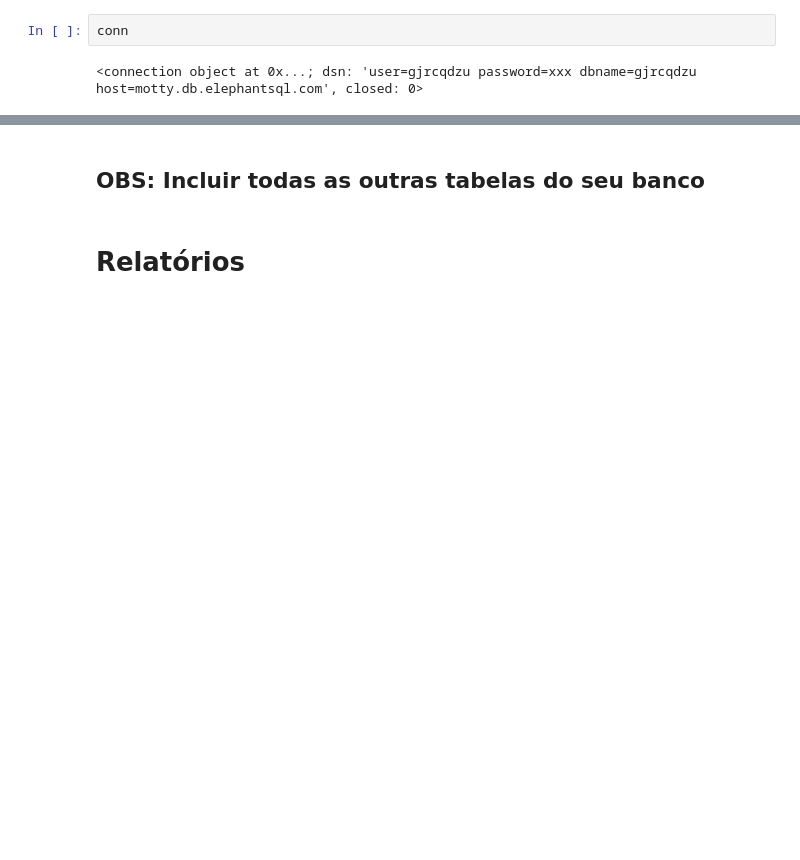
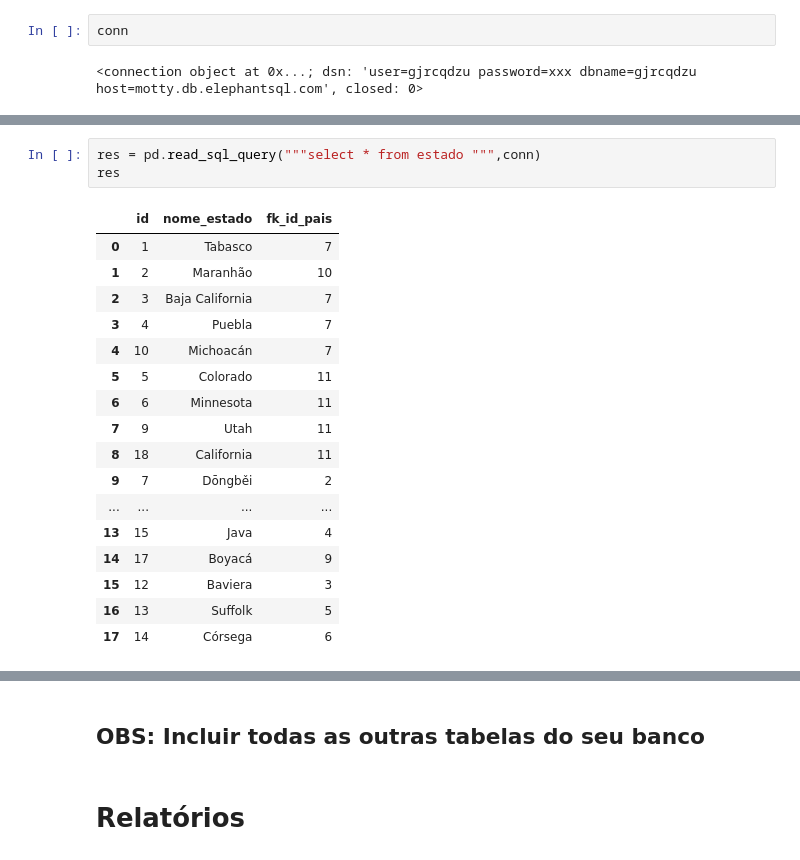
Before and after one commit to MateusLannes/Trabalho_BD1_2022, a Jupyter notebook: Files/Colab/GHHL_Contrat.ipynb, the cells around one changed output, grey strips where cells are left out. Saved outputs shown, nothing was run; the diff lists cells and outputs as text; blank space fills up the shorter version.

```diff
--- a/Files/Colab/GHHL_Contrat.ipynb
+++ b/Files/Colab/GHHL_Contrat.ipynb
@@ -83,0 +471,21 @@ res
+# %%
+res = pd.read_sql_query("""select * from estado """,conn)
+res
+# %% [output]
+|  | id | nome_estado | fk_id_pais |
+| 0 | 1 | Tabasco | 7 |
+| 1 | 2 | Maranhão | 10 |
+| 2 | 3 | Baja California | 7 |
+| 3 | 4 | Puebla | 7 |
+| 4 | 10 | Michoacán | 7 |
+| 5 | 5 | Colorado | 11 |
+| 6 | 6 | Minnesota | 11 |
+| 7 | 9 | Utah | 11 |
+| 8 | 18 | California | 11 |
+| 9 | 7 | Dōngběi | 2 |
+| ... | ... | ... | ... |
+| 13 | 15 | Java | 4 |
+| 14 | 17 | Boyacá | 9 |
+| 15 | 12 | Baviera | 3 |
+| 16 | 13 | Suffolk | 5 |
+| 17 | 14 | Córsega | 6 |
```
Also changed, not shown: parts of 14 cells of this notebook.
